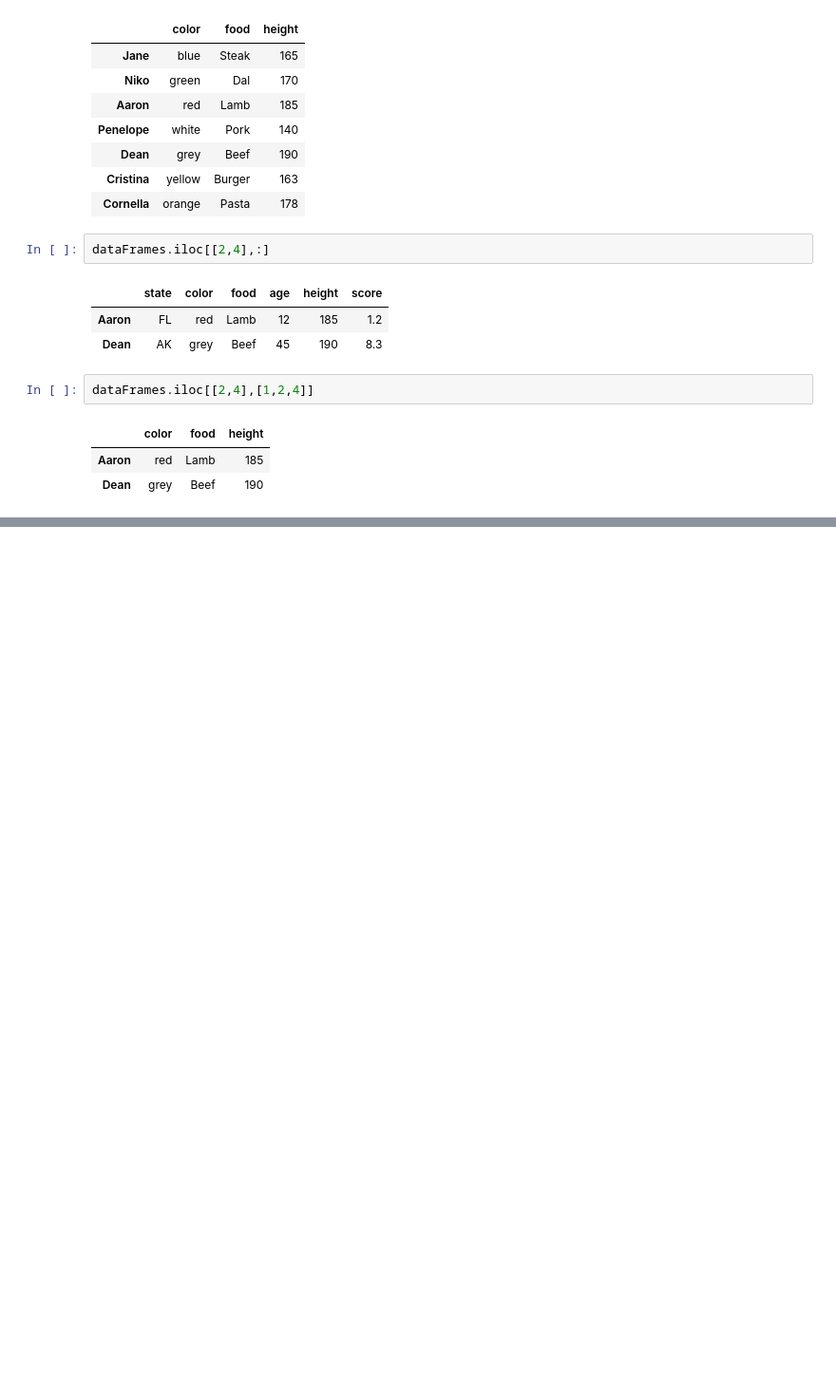
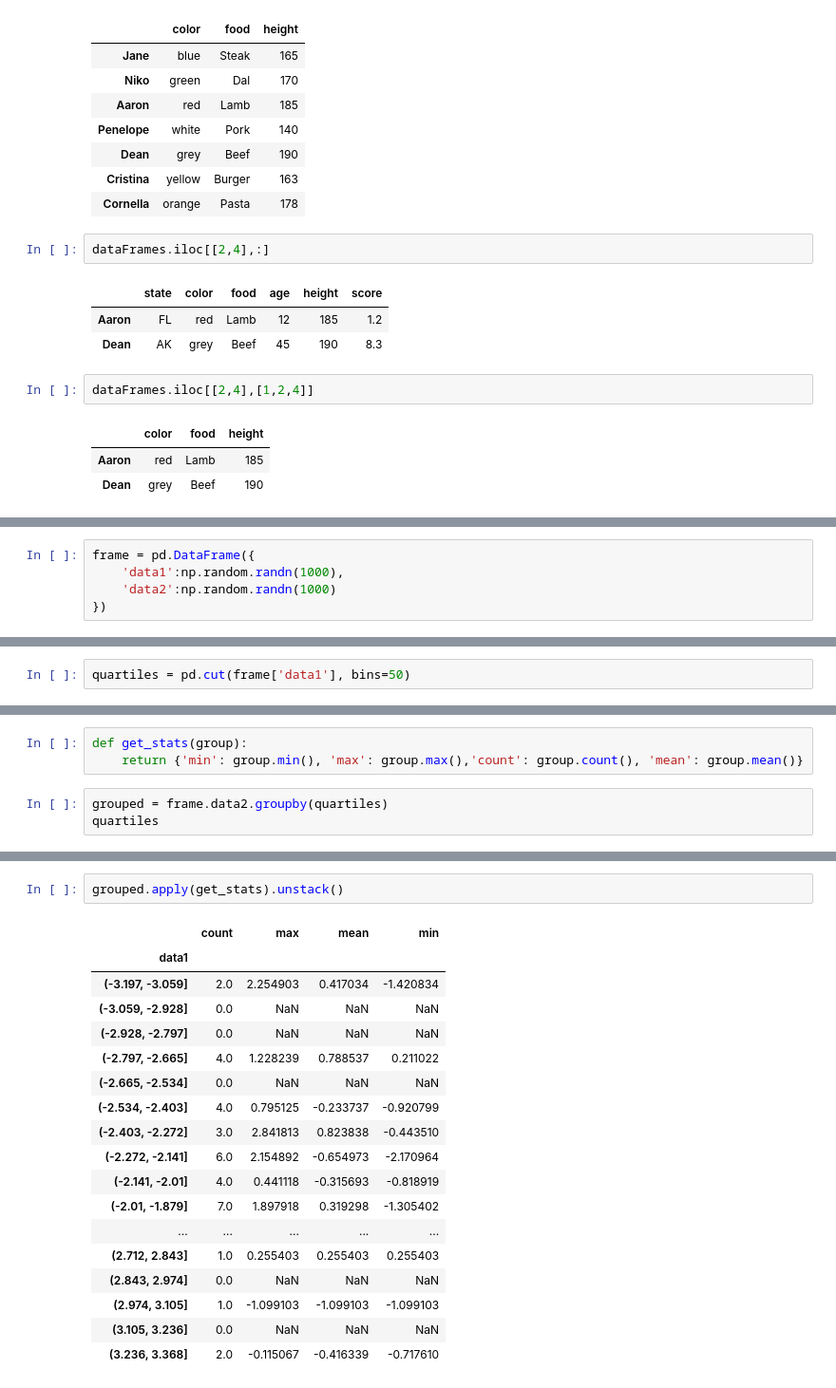
Before and after one commit to ddb95/BooksandCode, a Jupyter notebook: PythonForDataAnalysisWesMcKinneyBook/Chapter_10_Data_Aggregation_and_Group_Operations.ipynb, the cells around one changed output, grey strips where cells are left out. Shown at 95% size. Saved outputs shown, nothing was run; the diff lists cells and outputs as text; blank space fills up the shorter version.

Commit message:
Data Aggregation

```diff
--- a/PythonForDataAnalysisWesMcKinneyBook/Chapter_10_Data_Aggregation_and_Group_Operations.ipynb
+++ b/PythonForDataAnalysisWesMcKinneyBook/Chapter_10_Data_Aggregation_and_Group_Operations.ipynb
@@ -445,0 +567,5 @@ dataFrames.iloc[[2,4],[1,2,4]]
+# %%
+frame = pd.DataFrame({
+    'data1':np.random.randn(1000),
+    'data2':np.random.randn(1000)
+})
@@ -445,0 +579,2 @@ dataFrames.iloc[[2,4],[1,2,4]]
+# %%
+quartiles = pd.cut(frame['data1'], bins=50)
@@ -445,0 +596,6 @@ dataFrames.iloc[[2,4],[1,2,4]]
+# %%
+def get_stats(group):
+    return {'min': group.min(), 'max': group.max(),'count': group.count(), 'mean': group.mean()}
+# %%
+grouped = frame.data2.groupby(quartiles)
+quartiles
@@ -445,0 +620,21 @@ dataFrames.iloc[[2,4],[1,2,4]]
+# %%
+grouped.apply(get_stats).unstack()
+# %% [output]
+|  | count | max | mean | min |
+| data1 |  |  |  |  |
+| (-3.197, -3.059] | 2.0 | 2.254903 | 0.417034 | -1.420834 |
+| (-3.059, -2.928] | 0.0 | NaN | NaN | NaN |
+| (-2.928, -2.797] | 0.0 | NaN | NaN | NaN |
+| (-2.797, -2.665] | 4.0 | 1.228239 | 0.788537 | 0.211022 |
+| (-2.665, -2.534] | 0.0 | NaN | NaN | NaN |
+| (-2.534, -2.403] | 4.0 | 0.795125 | -0.233737 | -0.920799 |
+| (-2.403, -2.272] | 3.0 | 2.841813 | 0.823838 | -0.443510 |
+| (-2.272, -2.141] | 6.0 | 2.154892 | -0.654973 | -2.170964 |
+| (-2.141, -2.01] | 4.0 | 0.441118 | -0.315693 | -0.818919 |
+| (-2.01, -1.879] | 7.0 | 1.897918 | 0.319298 | -1.305402 |
+| ... | ... | ... | ... | ... |
+| (2.712, 2.843] | 1.0 | 0.255403 | 0.255403 | 0.255403 |
+| (2.843, 2.974] | 0.0 | NaN | NaN | NaN |
+| (2.974, 3.105] | 1.0 | -1.099103 | -1.099103 | -1.099103 |
+| (3.105, 3.236] | 0.0 | NaN | NaN | NaN |
+| (3.236, 3.368] | 2.0 | -0.115067 | -0.416339 | -0.717610 |
```
Also changed, not shown: parts of 47 cells of this notebook.
